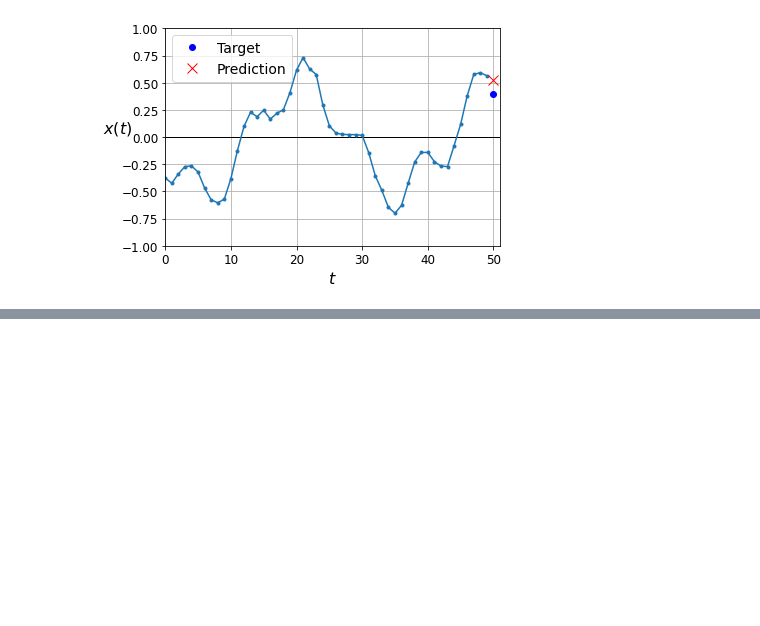
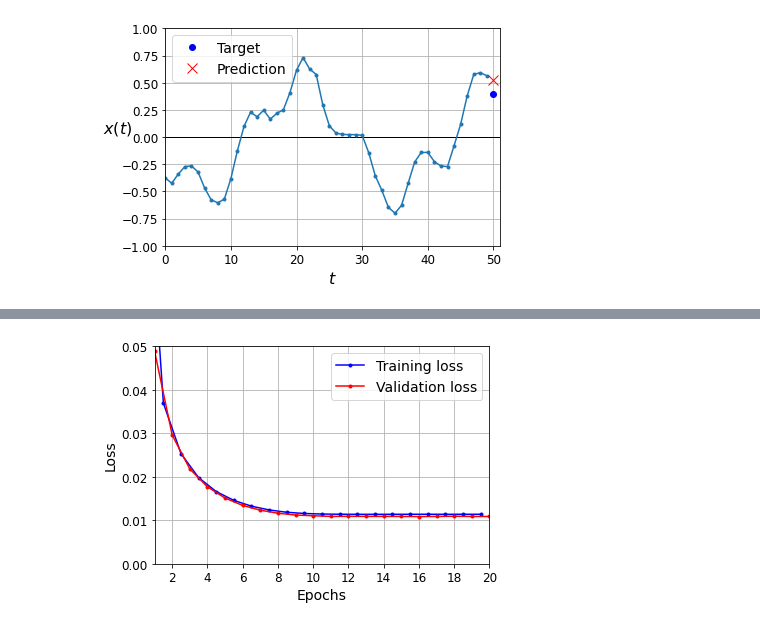
Before and after one commit to SohyeonKim-dev/MachineLearning_HandsOnML, a Jupyter notebook: 14_processing_sequences_using_rnns_and_cnns.ipynb, the cells around one changed output, grey strips where cells are left out. Drawn from its saved outputs; the diff is of its cells as text; code cells hidden in the pictures; blank space fills up the shorter version.

```diff
--- a/14_processing_sequences_using_rnns_and_cnns.ipynb
+++ b/14_processing_sequences_using_rnns_and_cnns.ipynb
@@ -174,0 +177,12 @@ plt.show()
+# %%
+np.random.seed(42)
+tf.random.set_seed(42)
+
+
+model = keras.models.Sequential([
+                                 keras.layers.SimpleRNN(1, input_shape=[None,1])
+])
+
+optimizer = keras.optimizers.Adam(learning_rate = 0.005)
+model.compile(loss = "mse", optimizer = optimizer)
+history = model.fit(X_train, y_train, epochs = 20, validation_data = (X_valid, y_valid))
@@ -174,0 +212,5 @@ plt.show()
+# %%
+plot_learning_curves(history.history["loss"], history.history["val_loss"])
+plt.show()
+# %% [output]
+[figure, added]
```
Also changed, not shown: parts of 9 cells of this notebook.
